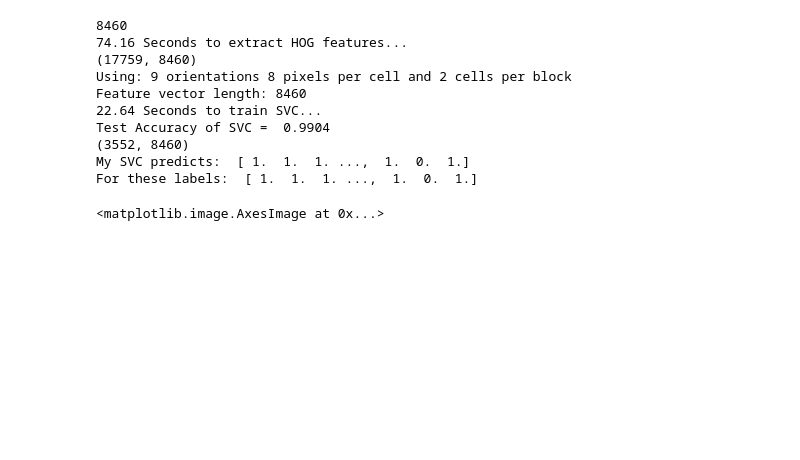
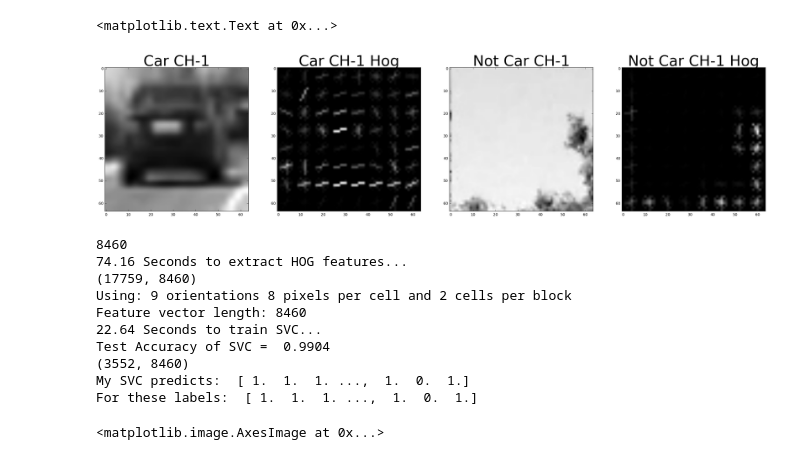
Before and after one commit to SamSamskies/CarND-Vehicle-Detection, a Jupyter notebook: vehicle_detection.ipynb, the cells around one changed output. Cells and saved outputs as stored; diff of their text form; code cells hidden in the pictures; blank space fills up the shorter version.

```diff
--- a/vehicle_detection.ipynb
+++ b/vehicle_detection.ipynb
@@ -218,3 +181,28 @@ plt.imshow(hog_image, cmap='gray')
+# %%
+color_space = 'YCrCb' # Can be RGB, HSV, LUV, HLS, YUV, YCrCb
+code = eval('cv2.COLOR_RGB2{}'.format(color_space))
+orient = 9  # HOG orientations
+pix_per_cell = 8 # HOG pixels per cell
+cell_per_block = 2 # HOG cells per block
+fontsize = 40
+
+car_image_ch1 = cv2.cvtColor(mpimg.imread(car_filenames[0]), code)[:,:,0]
+_, car_hog_image_ch1 = get_hog_features(car_image_ch1, orient, pix_per_cell, cell_per_block, vis=True, feature_vec=False)
+notcar_image_ch1 = cv2.cvtColor(mpimg.imread(noncar_filenames[0]), code)[:,:,0]
+_, notcar_hog_image_ch1 = get_hog_features(notcar_image_ch1, orient, pix_per_cell, cell_per_block, vis=True, feature_vec=False)
+
+f, (ax1, ax2, ax3, ax4) = plt.subplots(1, 4, figsize=(32, 9))
+ax1.imshow(car_image_ch1, cmap='gray')
+ax1.set_title('Car CH-1', fontsize=fontsize)
+ax2.imshow(car_hog_image_ch1, cmap='gray')
+ax2.set_title('Car CH-1 Hog', fontsize=fontsize)
+ax3.imshow(notcar_image_ch1, cmap='gray')
+ax3.set_title('Not Car CH-1', fontsize=fontsize)
+ax4.imshow(notcar_hog_image_ch1, cmap='gray')
+ax4.set_title('Not Car CH-1 Hog', fontsize=fontsize)
+# %% [output]
+<matplotlib.text.Text at 0x...>
+[figure, added]
 # %%
 colorspace = 'YCrCb' # Can be RGB, HSV, LUV, HLS, YUV, YCrCb
 orient = 9
```
Also changed, not shown: parts of 3 cells of this notebook.
